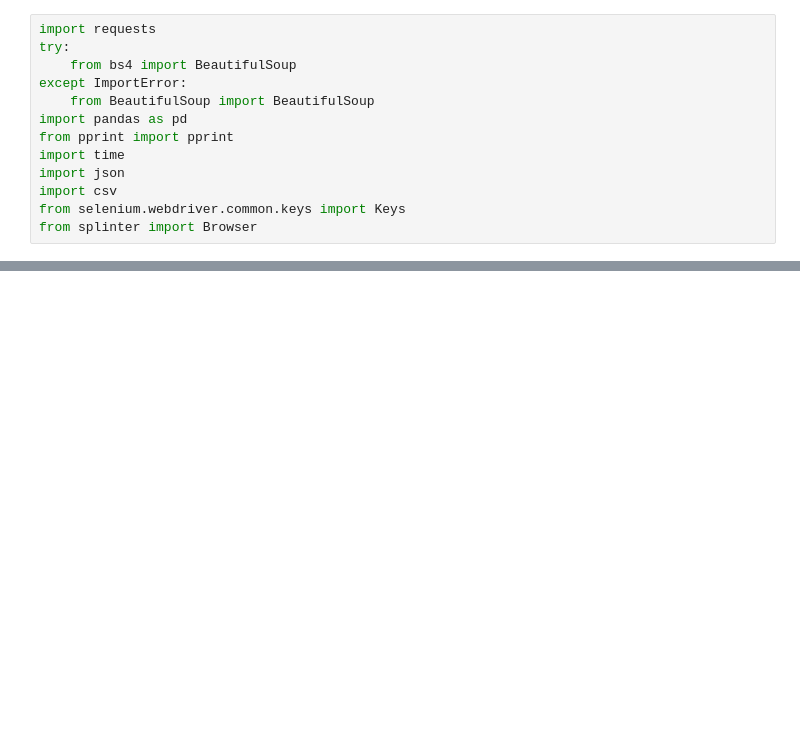
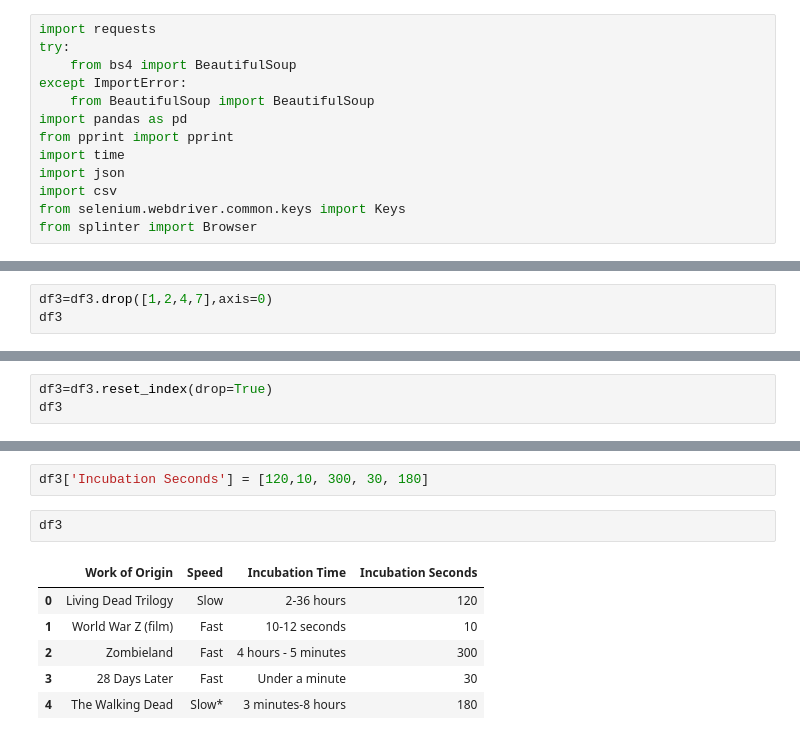
Before and after one commit to SSMDFW/FinalProject, a Jupyter notebook: Data/FandomZombieScrape.ipynb, the cells around one changed output, grey strips where cells are left out. Saved outputs shown, nothing was run; the diff lists cells and outputs as text; blank space fills up the shorter version.

```diff
--- a/Data/FandomZombieScrape.ipynb
+++ b/Data/FandomZombieScrape.ipynb
@@ -66,0 +99,3 @@ NameError: name 'df' is not defined
+# %%
+df3=df3.drop([1,2,4,7],axis=0)
+df3
@@ -66,0 +109,3 @@ NameError: name 'df' is not defined
+# %%
+df3=df3.reset_index(drop=True)
+df3
@@ -66,0 +119,11 @@ NameError: name 'df' is not defined
+# %%
+df3['Incubation Seconds'] = [120,10, 300, 30, 180]
+# %%
+df3
+# %% [output]
+|  | Work of Origin | Speed | Incubation Time | Incubation Seconds |
+| 0 | Living Dead Trilogy | Slow | 2-36 hours | 120 |
+| 1 | World War Z (film) | Fast | 10-12 seconds | 10 |
+| 2 | Zombieland | Fast | 4 hours - 5 minutes | 300 |
+| 3 | 28 Days Later | Fast | Under a minute | 30 |
+| 4 | The Walking Dead | Slow* | 3 minutes-8 hours | 180 |
```
Also changed, not shown: parts of 7 cells of this notebook.
